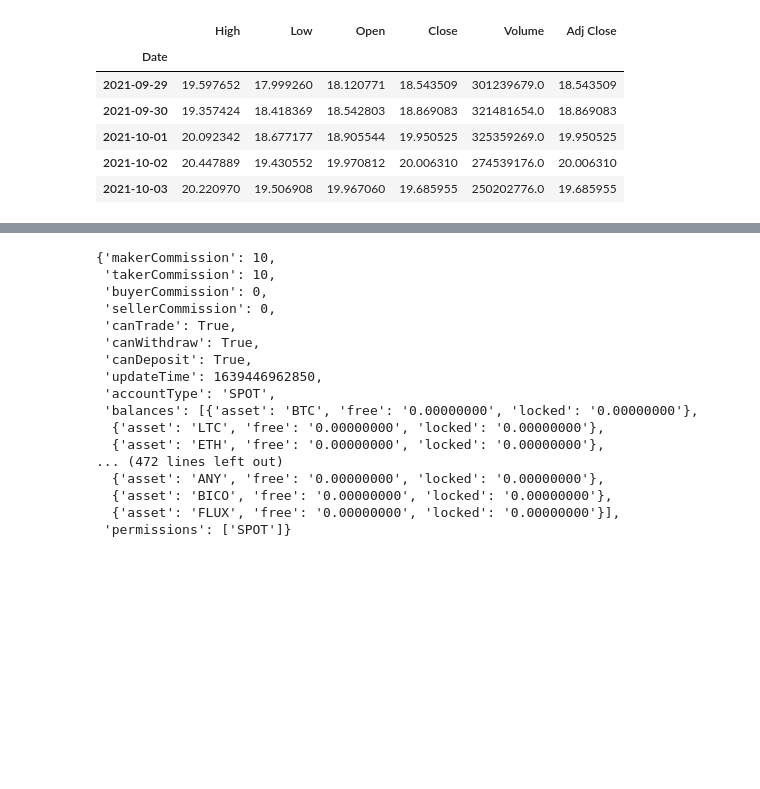
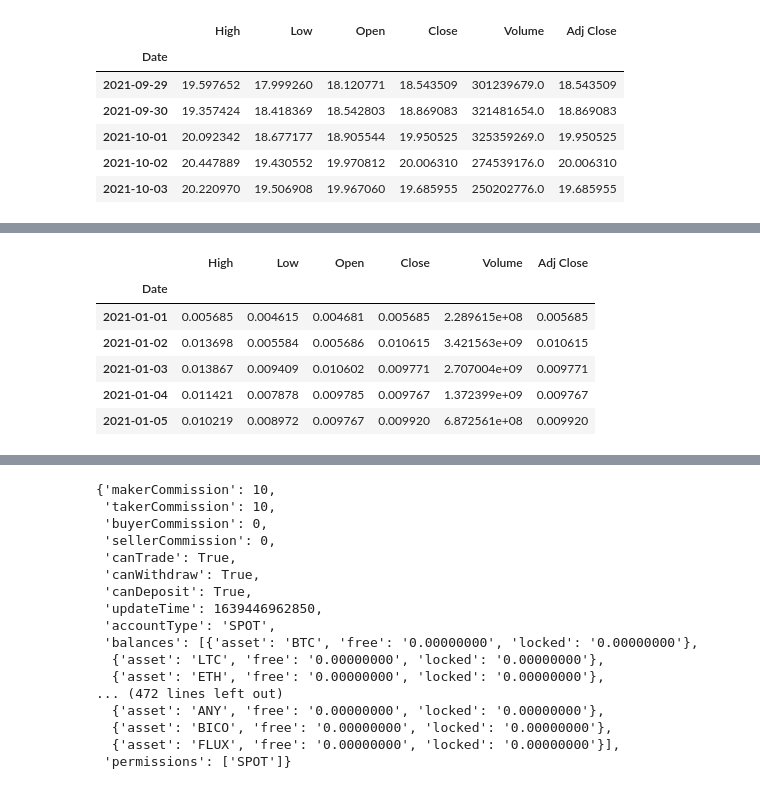
Before and after one commit to ortisan/cripto-bot, a Jupyter notebook: notebooks/Cripto2021-12-13.ipynb, the cells around one changed output, grey strips where cells are left out. Saved outputs shown, nothing was run; the diff lists cells and outputs as text; code cells hidden in the pictures; blank space fills up the shorter version.

Commit message:
Doge

```diff
--- a/notebooks/Cripto2021-12-13.ipynb
+++ b/notebooks/Cripto2021-12-13.ipynb
@@ -301,3 +301,19 @@ fig.update_layout(height=500, width=1000, title_text="Close PancakeSwap and Band
 fig.show()
 # %% [output]
 [interactive output not drawn]
+# %%
+# DOGE
+doge = data.DataReader("DOGE-USD",
+                       start='2021-1-1',
+                       end='2021-12-13',
+                       data_source='yahoo')
+
+doge.head()
+# %% [output]
+|  | High | Low | Open | Close | Volume | Adj Close |
+| Date |  |  |  |  |  |  |
+| 2021-01-01 | 0.005685 | 0.004615 | 0.004681 | 0.005685 | 2.289615e+08 | 0.005685 |
+| 2021-01-02 | 0.013698 | 0.005584 | 0.005686 | 0.010615 | 3.421563e+09 | 0.010615 |
+| 2021-01-03 | 0.013867 | 0.009409 | 0.010602 | 0.009771 | 2.707004e+09 | 0.009771 |
+| 2021-01-04 | 0.011421 | 0.007878 | 0.009785 | 0.009767 | 1.372399e+09 | 0.009767 |
+| 2021-01-05 | 0.010219 | 0.008972 | 0.009767 | 0.009920 | 6.872561e+08 | 0.009920 |
```
Also changed, not shown: parts of 20 cells of this notebook.
